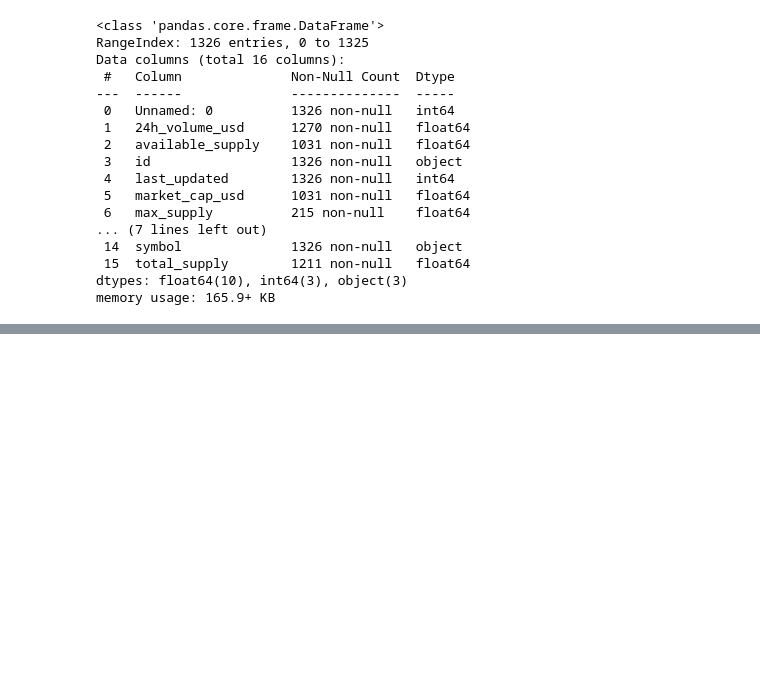
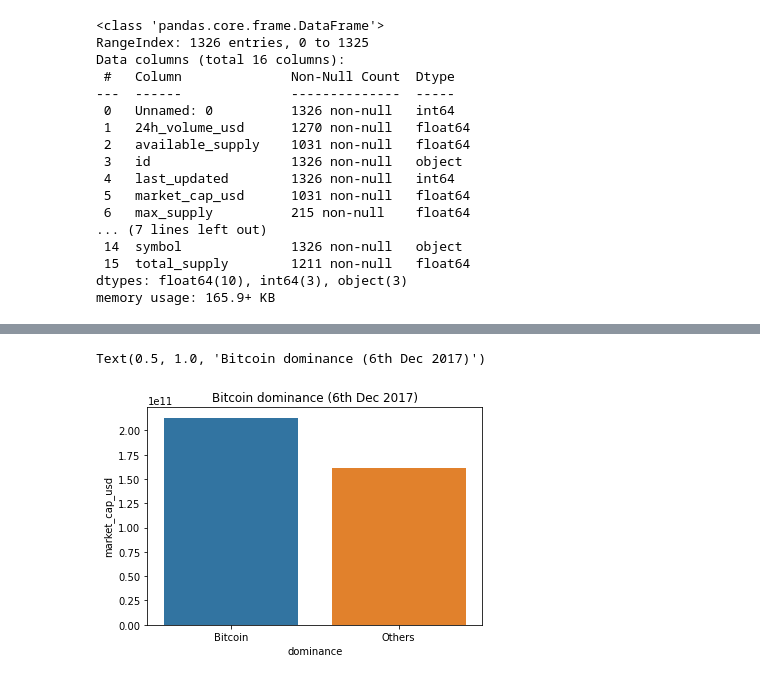
Before and after one commit to tawiwut-cha/datacamp_projects, a Jupyter notebook: coinmarketcap/coinmarketcap_tc.ipynb, the cells around one changed output, grey strips where cells are left out. Cells and saved outputs as stored; diff of their text form; code cells hidden in the pictures; blank space fills up the shorter version.

```diff
--- a/coinmarketcap/coinmarketcap_tc.ipynb
+++ b/coinmarketcap/coinmarketcap_tc.ipynb
@@ -91,0 +149,13 @@ total_supply
+# %%
+# 1. Visualize Bitcoin dominance
+
+# add another column
+df['dominance'] = (df.symbol == 'BTC')
+df['dominance'] = df.dominance.replace({True:'Bitcoin', False:'Others'})
+
+# create
+ax = sns.barplot(data=df, x='dominance', y='market_cap_usd', estimator=np.sum, ci=None)
+ax.set_title("Bitcoin dominance (6th Dec 2017)")
+# %% [output]
+Text(0.5, 1.0, 'Bitcoin dominance (6th Dec 2017)')
+[figure, added]
```
Also changed, not shown: parts of 13 cells of this notebook.
